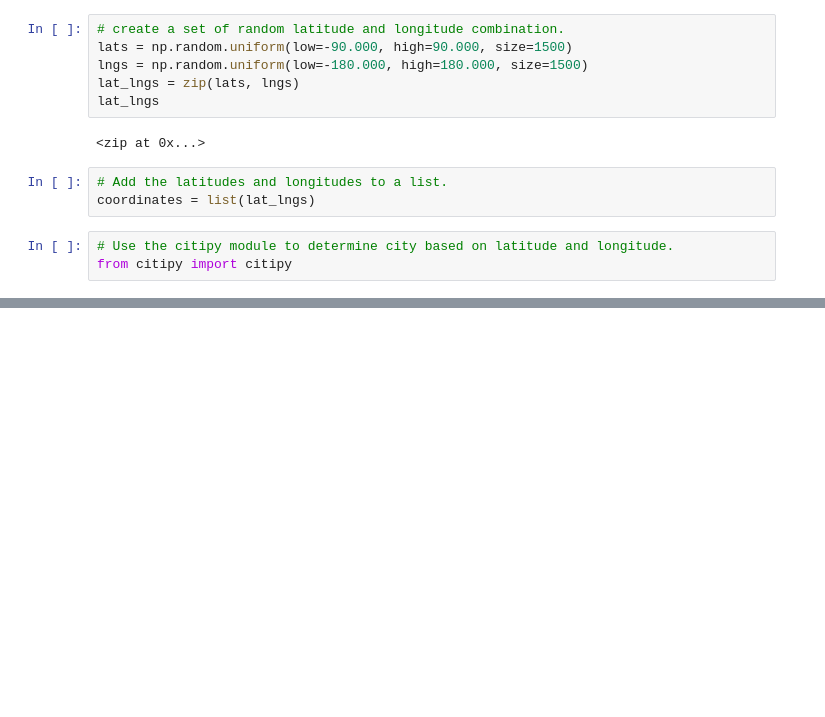
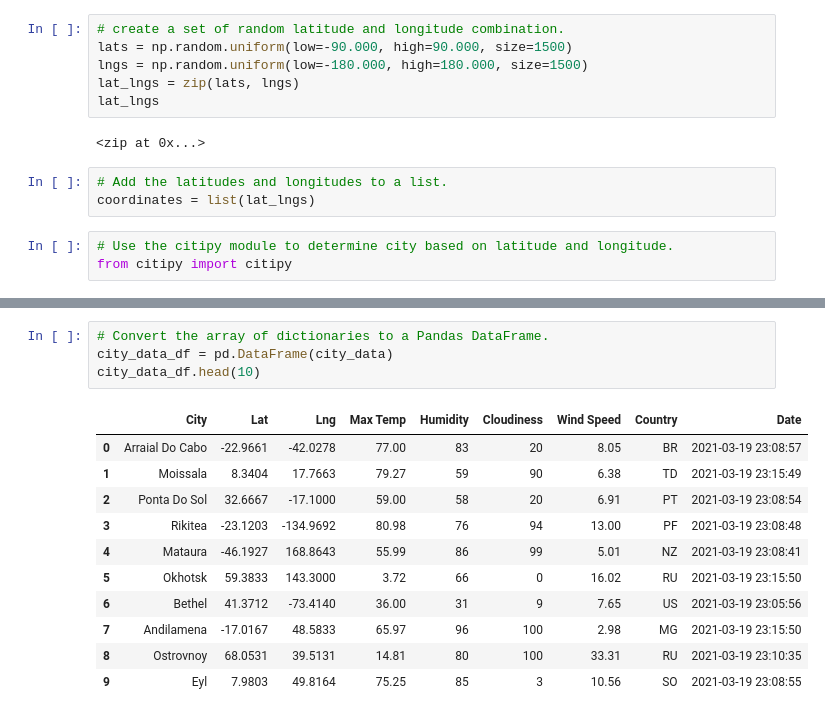
Before and after one commit to Bimala55/World_Weather_Analysis, a Jupyter notebook: WeatherPy.ipynb, the cells around one changed output, grey strips where cells are left out. Saved outputs shown, nothing was run; the diff lists cells and outputs as text; blank space fills up the shorter version.

```diff
--- a/WeatherPy.ipynb
+++ b/WeatherPy.ipynb
@@ -33,0 +135,16 @@ len(cities)
+# %%
+# Convert the array of dictionaries to a Pandas DataFrame.
+city_data_df = pd.DataFrame(city_data)
+city_data_df.head(10)
+# %% [output]
+|  | City | Lat | Lng | Max Temp | Humidity | Cloudiness | Wind Speed | Country | Date |
+| 0 | Arraial Do Cabo | -22.9661 | -42.0278 | 77.00 | 83 | 20 | 8.05 | BR | 2021-03-19 23:08:57 |
+| 1 | Moissala | 8.3404 | 17.7663 | 79.27 | 59 | 90 | 6.38 | TD | 2021-03-19 23:15:49 |
+| 2 | Ponta Do Sol | 32.6667 | -17.1000 | 59.00 | 58 | 20 | 6.91 | PT | 2021-03-19 23:08:54 |
+| 3 | Rikitea | -23.1203 | -134.9692 | 80.98 | 76 | 94 | 13.00 | PF | 2021-03-19 23:08:48 |
+| 4 | Mataura | -46.1927 | 168.8643 | 55.99 | 86 | 99 | 5.01 | NZ | 2021-03-19 23:08:41 |
+| 5 | Okhotsk | 59.3833 | 143.3000 | 3.72 | 66 | 0 | 16.02 | RU | 2021-03-19 23:15:50 |
+| 6 | Bethel | 41.3712 | -73.4140 | 36.00 | 31 | 9 | 7.65 | US | 2021-03-19 23:05:56 |
+| 7 | Andilamena | -17.0167 | 48.5833 | 65.97 | 96 | 100 | 2.98 | MG | 2021-03-19 23:15:50 |
+| 8 | Ostrovnoy | 68.0531 | 39.5131 | 14.81 | 80 | 100 | 33.31 | RU | 2021-03-19 23:10:35 |
+| 9 | Eyl | 7.9803 | 49.8164 | 75.25 | 85 | 3 | 10.56 | SO | 2021-03-19 23:08:55 |
```
Also changed, not shown: parts of 5 cells of this notebook, 1 other file.
